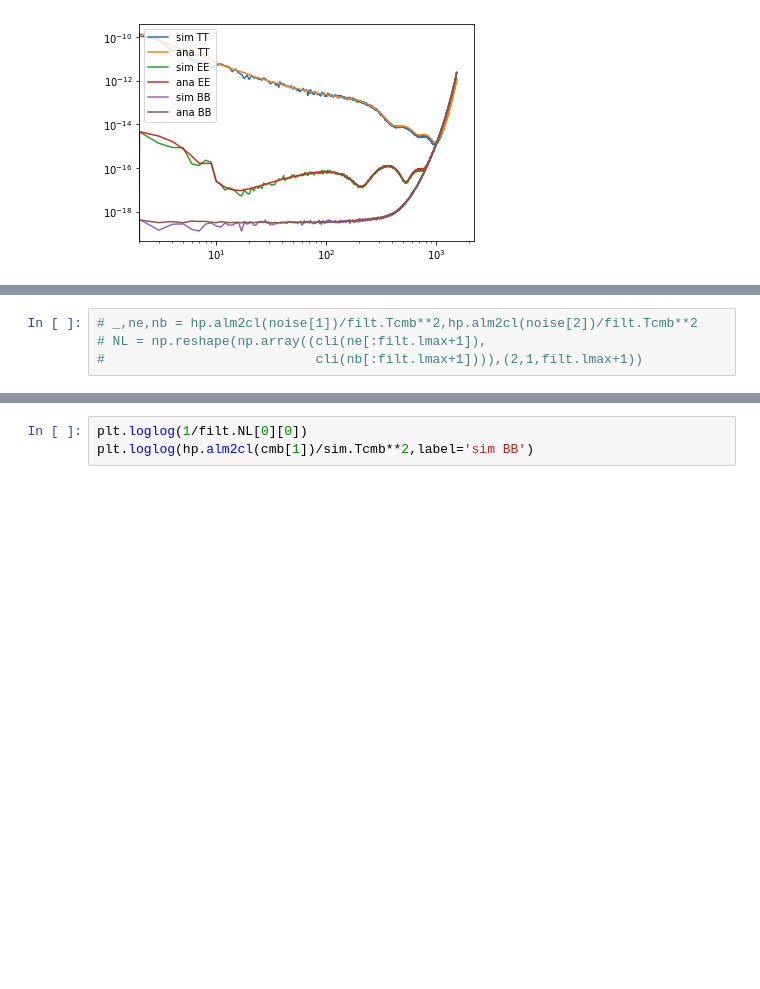
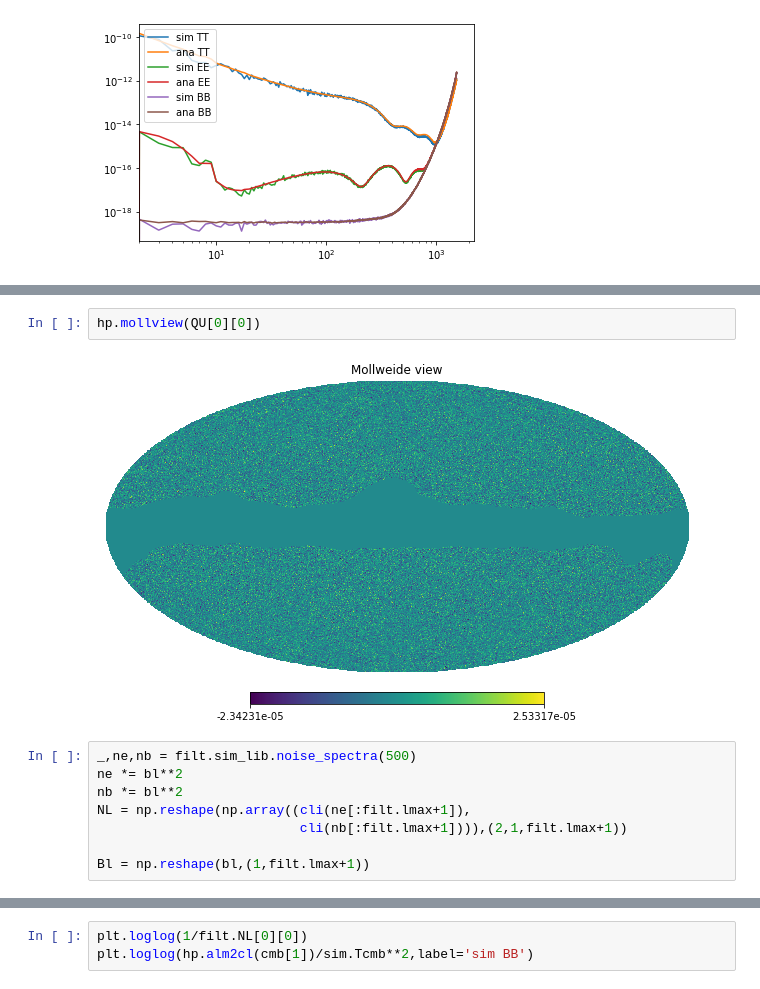
Before and after one commit to antolonappan/dell, a Jupyter notebook: Notebooks/noise.ipynb, the cells around one changed output, grey strips where cells are left out. Cells and saved outputs as stored; diff of their text form; blank space fills up the shorter version.

```diff
--- a/Notebooks/noise.ipynb
+++ b/Notebooks/noise.ipynb
@@ -62,7 +84,15 @@ TQU = hp.alm2map(cmb,filt.nside)
 mask = filt.mask
 QU = np.reshape(np.array((TQU[1]*mask,TQU[2]*mask)),
                             (2,1,hp.nside2npix(filt.nside)))/filt.Tcmb
+# %%
+hp.mollview(QU[0][0])
+# %% [output]
+[figure, added]
 # %%
-# _,ne,nb = hp.alm2cl(noise[1])/filt.Tcmb**2,hp.alm2cl(noise[2])/filt.Tcmb**2
-# NL = np.reshape(np.array((cli(ne[:filt.lmax+1]),
-#                           cli(nb[:filt.lmax+1]))),(2,1,filt.lmax+1))
+_,ne,nb = filt.sim_lib.noise_spectra(500)
+ne *= bl**2
+nb *= bl**2
+NL = np.reshape(np.array((cli(ne[:filt.lmax+1]),
+                          cli(nb[:filt.lmax+1]))),(2,1,filt.lmax+1))
+
+Bl = np.reshape(bl,(1,filt.lmax+1))
```
Also changed, not shown: parts of 12 cells of this notebook, 23 other files.
